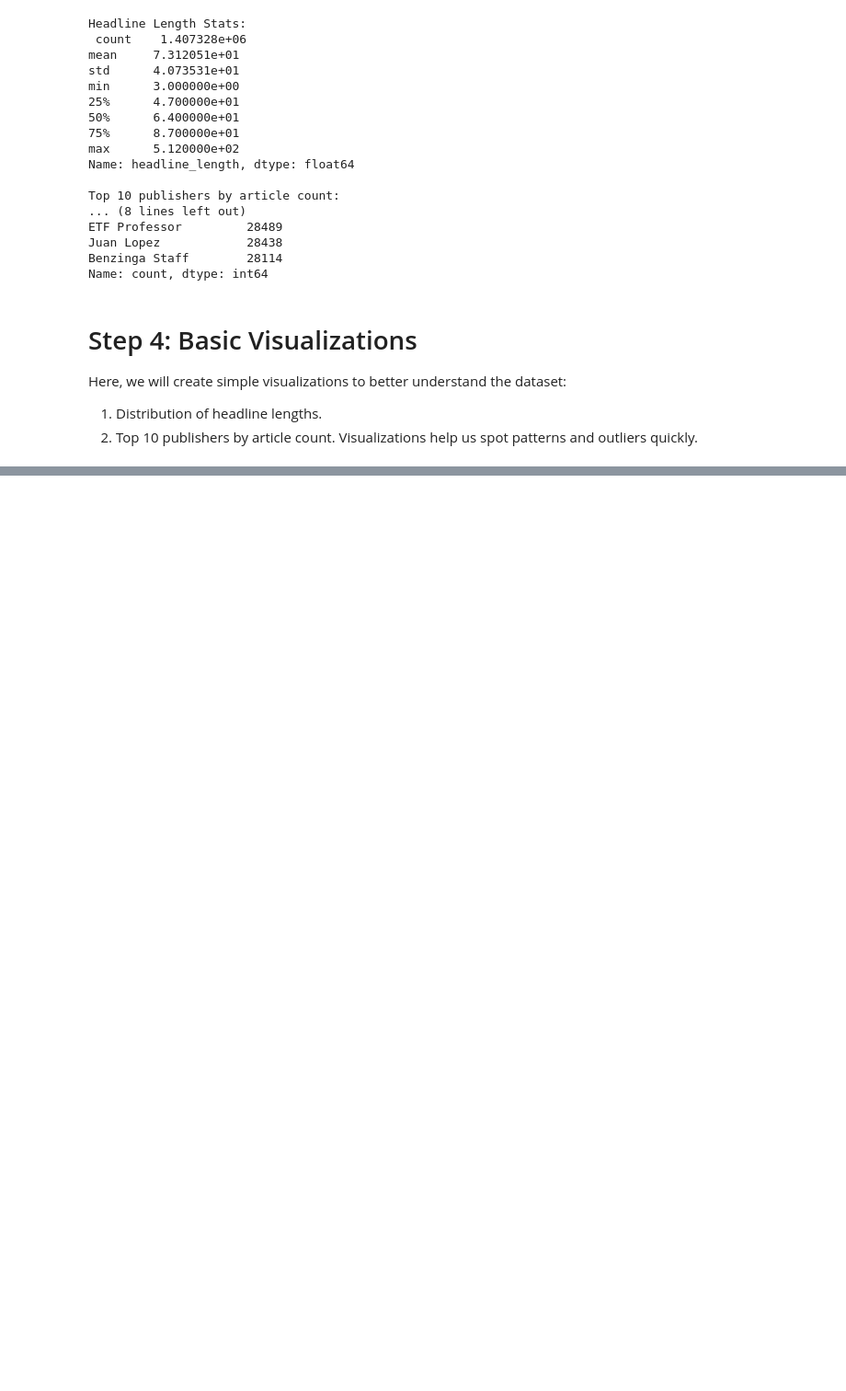
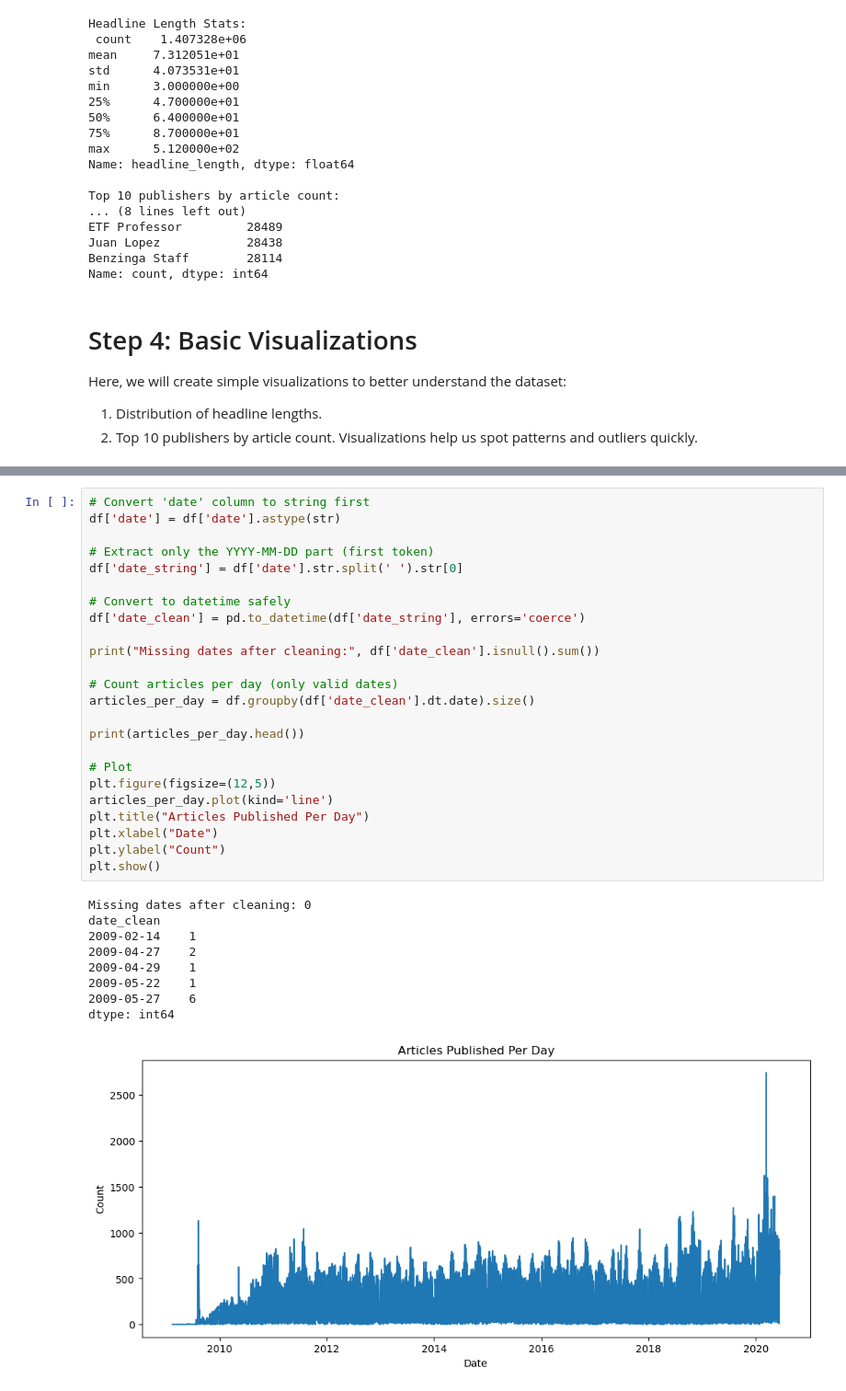
Before and after one commit to hann2004/kaim-week1-news-sentiment, a Jupyter notebook: notebooks/task1_eda.ipynb, the cells around one changed output, grey strips where cells are left out. Shown: that part at 92% size. Saved outputs shown, nothing was run; the diff lists cells and outputs as text; blank space fills up the shorter version.

```diff
--- a/notebooks/task1_eda.ipynb
+++ b/notebooks/task1_eda.ipynb
@@ -117,0 +120,34 @@ plt.show()
+# %%
+# Convert 'date' column to string first
+df['date'] = df['date'].astype(str)
+
+# Extract only the YYYY-MM-DD part (first token)
+df['date_string'] = df['date'].str.split(' ').str[0]
+
+# Convert to datetime safely
+df['date_clean'] = pd.to_datetime(df['date_string'], errors='coerce')
+
+print("Missing dates after cleaning:", df['date_clean'].isnull().sum())
+
+# Count articles per day (only valid dates)
+articles_per_day = df.groupby(df['date_clean'].dt.date).size()
+
+print(articles_per_day.head())
+
+# Plot
+plt.figure(figsize=(12,5))
+articles_per_day.plot(kind='line')
+plt.title("Articles Published Per Day")
+plt.xlabel("Date")
+plt.ylabel("Count")
+plt.show()
+# %% [output]
+Missing dates after cleaning: 0
+date_clean
+2009-02-14    1
+2009-04-27    2
+2009-04-29    1
+2009-05-22    1
+2009-05-27    6
+dtype: int64
+[figure, added]
```
Also changed, not shown: parts of 22 cells of this notebook.
